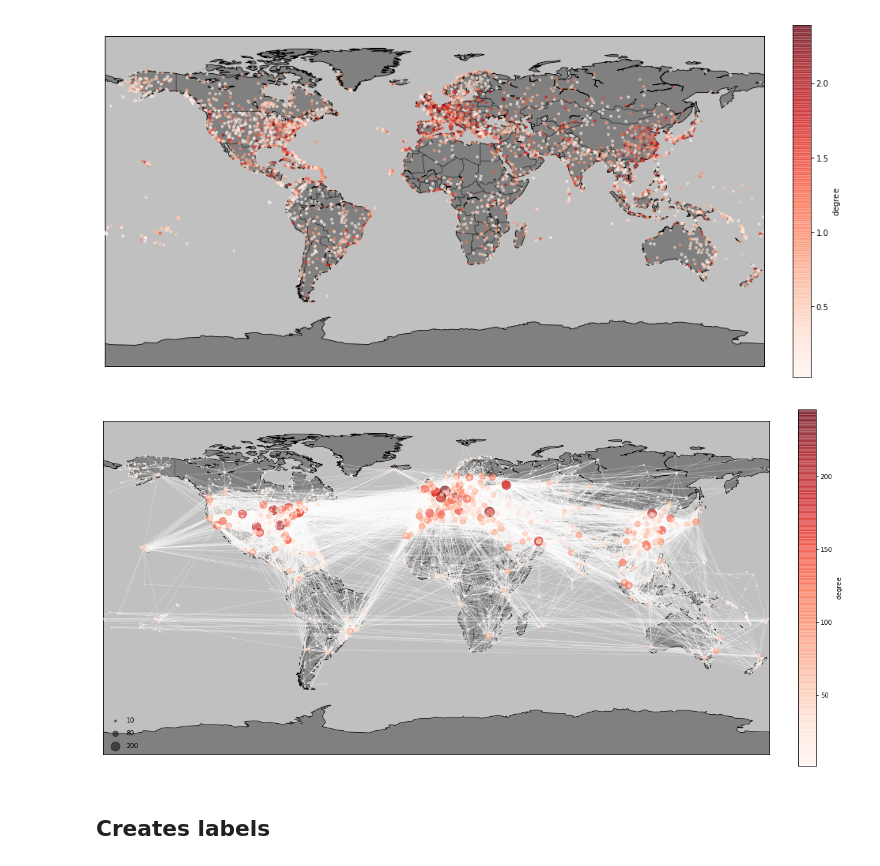
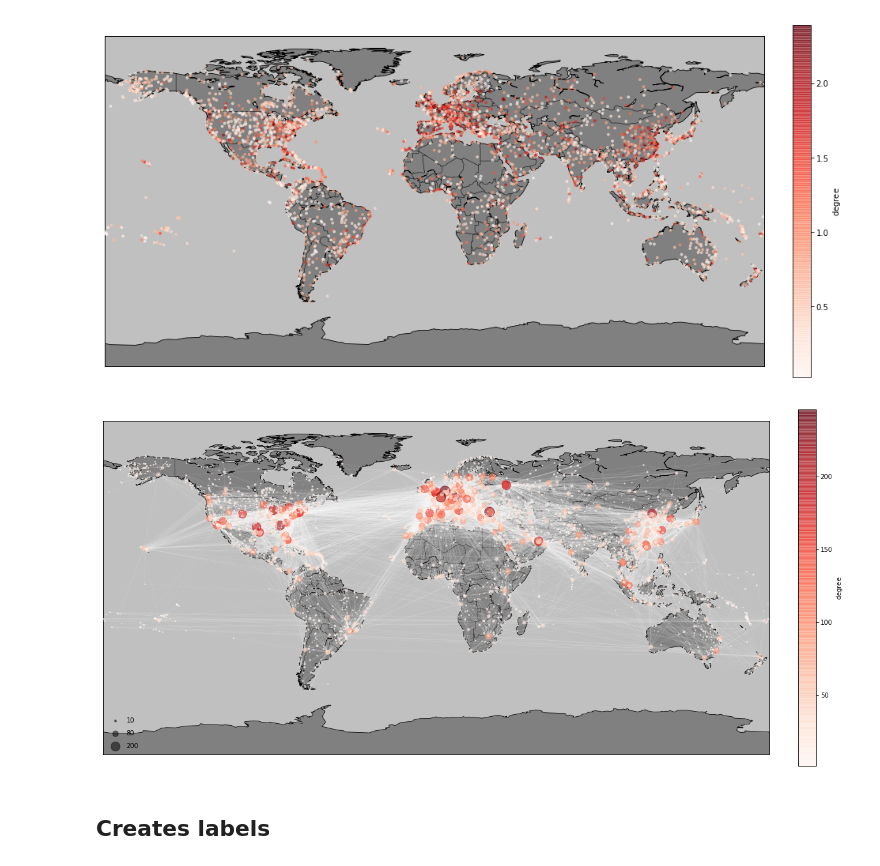
Before and after one commit to dsalathe/group_ntds, a Jupyter notebook: Final_Project.ipynb, the cells around one changed output. Drawn from its saved outputs; the diff is of its cells as text; code cells hidden in the pictures.

```diff
--- a/Final_Project.ipynb
+++ b/Final_Project.ipynb
@@ -374,35 +374,35 @@ mymap.drawmapboundary(fill_color='silver')
 mymap.fillcontinents(color='grey', lake_color='silver', ax=None, zorder=None, alpha=None)
 mymap.drawcoastlines(linewidth=0.8, linestyle='solid', color='k', antialiased=1, ax=None, zorder=None)
 mymap.drawcountries(linewidth=0.5, linestyle='solid', color='k', antialiased=1, ax=None, zorder=None)
 
 
 x_lons, y_lats = mymap(lons_airpt, lats_airpt)
 
 highlight2 = connectivity
 
 mymap.scatter(x_lons, y_lats,latlon=True, marker='o', s=highlight2, zorder=5, alpha=0.6,
               c=highlight2, cmap='Reds')
 
 plt.colorbar(label=r'${\rm degree}$',fraction=0.025, pad=0.04)
 #plt.clim(0, 250)
 
 # make legend with dummy points
 for a in [10, 80, 200]:
     plt.scatter([], [], c='k', alpha=0.5, s=a,
                 label= str(a))
 
 plt.legend(scatterpoints=1, frameon=False,
            labelspacing=1, loc='lower left');
 
 for i in range(nb_airpt):
     for j in range(i):
         if (adj_c[i,j]>0) :
             mymap.plot([x_lons[i], x_lons[j]], [y_lats[i], y_lats[j]], linewidth=1, color='w',
-                       linestyle='solid', alpha = 0.3)
+                       linestyle='solid', alpha = 0.1)
 
 plt.show()
 # %% [output]
-[figure, old version]
+[figure, new version]
 # %% [markdown]
 ## Creates labels
 # %%
```
